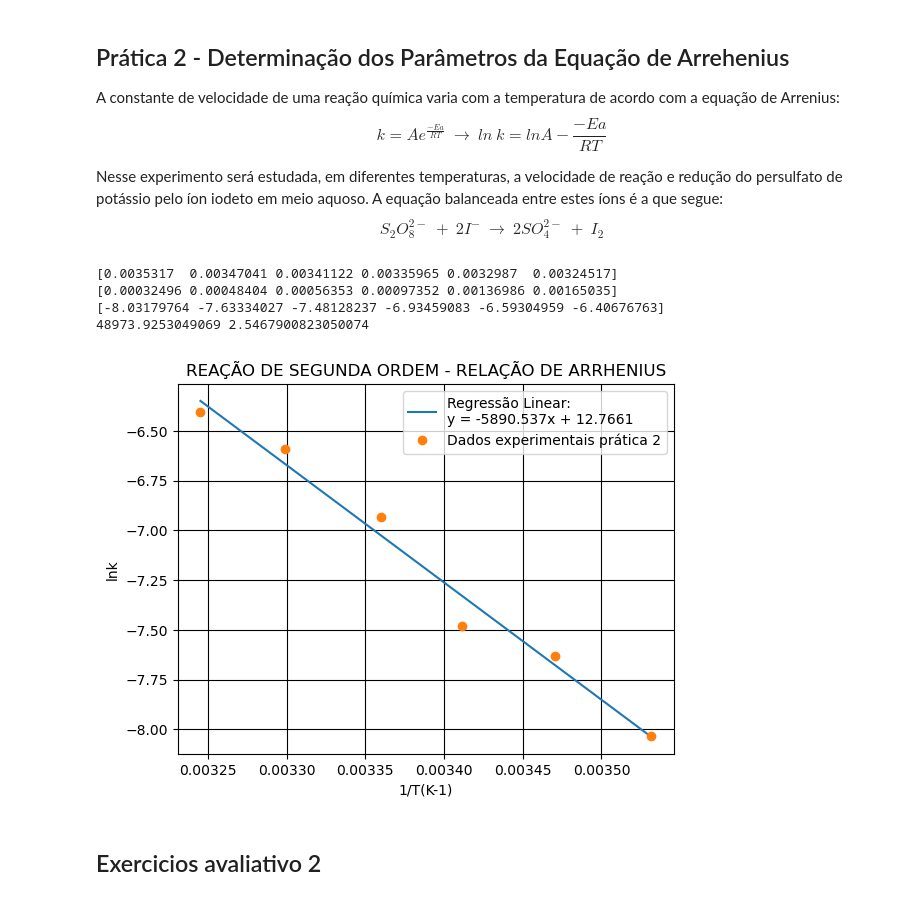
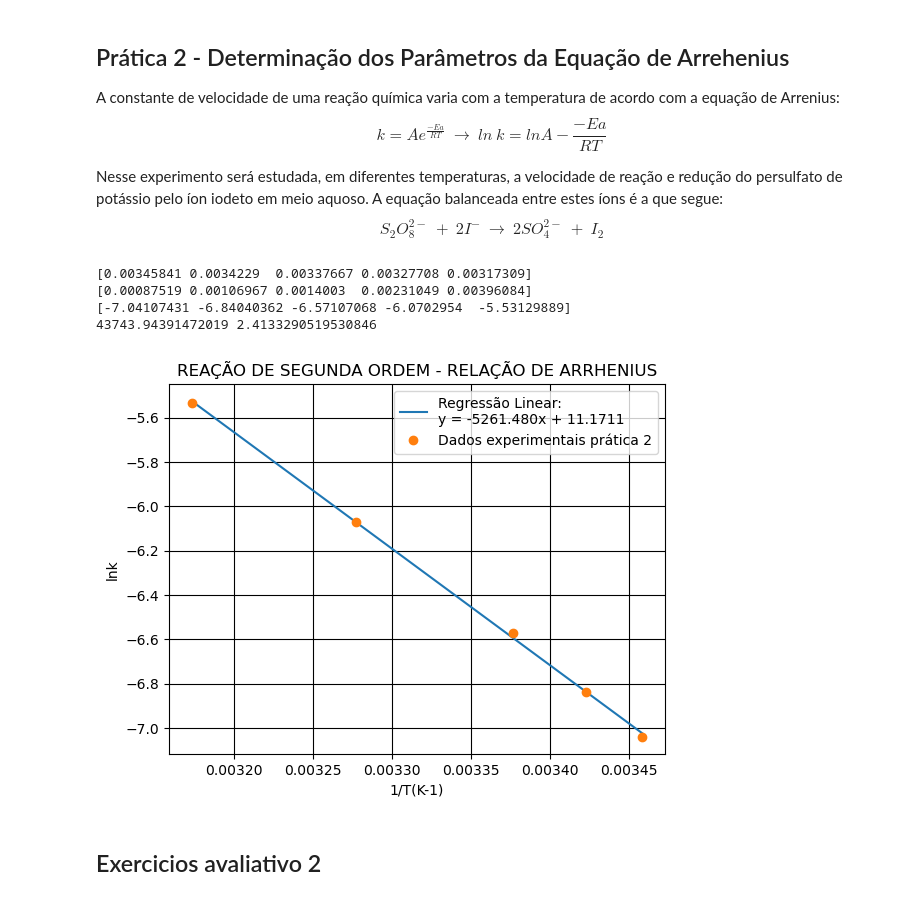
Before and after one commit to biduarte/College, a Jupyter notebook: Cinética.ipynb, the cells around one changed output. Saved outputs shown, nothing was run; the diff lists cells and outputs as text; code cells hidden in the pictures.

```diff
--- a/Cinética.ipynb
+++ b/Cinética.ipynb
@@ -58,46 +59,46 @@ $$k=Ae^{\frac{-Ea}{RT}}~\rightarrow~ ln~k=ln A-\frac{-Ea}{RT}$$
 Nesse experimento será estudada, em diferentes temperaturas, a velocidade de reação e redução do persulfato de potássio pelo íon iodeto em meio aquoso. A equação balanceada entre estes íons é a que segue:
 $$S_2O_8^{2-}~+~2I^-~ \rightarrow ~ 2SO_4^{2-}~+~I_2$$
 # %%
-tempo_s=np.array([2133,1432,1230,712,506,420])
-temperatura_c=np.array([10,15,20,24.5,30,35])
+tempo_s=np.array([792,648,495,300,175,])
+temperatura_c=np.array([16,19,23,32,42,])
 temperatura_k=temperatura_c+273.15
 inverso_temp_k=(1/temperatura_k)
 n0=0.2
 n=0.1
 k1=(1/tempo_s)*np.log(n0/n)
 lnk1=np.log(k1)
 R=8.314 #J/molK
 print(inverso_temp_k)
 print(k1)
 print(lnk1)
 
 # Regressão linear
 coefficients_p2 = np.polyfit(inverso_temp_k,lnk1, 1)  # Coeficientes da regressão linear
 poly = np.poly1d(coefficients_p2)  # Objeto polinomial
 lnk1_fit = poly(inverso_temp_k)  # Valores ajustados
 plt.plot(inverso_temp_k, lnk1_fit, '-', label=f'Regressão Linear: \ny = {coefficients_p2[0]:.3f}x + {coefficients_p2[1]:.4f}')
 
 plt.plot(inverso_temp_k,lnk1,'o',label='Dados experimentais prática 2')
 plt.xlabel('1/T(K-1)')
 plt.ylabel('lnk')
 plt.title('REAÇÃO DE SEGUNDA ORDEM - RELAÇÃO DE ARRHENIUS')
 plt.legend()
 plt.grid(True,color='k')
 
 #Definindo a constanta de velocidade b
 
 b=-1*coefficients_p2[0]
 Ea=b*R #J/mol
 A=np.log(coefficients_p2[1])
 print (Ea,A)
 #b=-Ea/R
 plt.savefig('grafico_p2.png', format='png')
 # %% [output]
-[0.0035317  0.00347041 0.00341122 0.00335965 0.0032987  0.00324517]
-[0.00032496 0.00048404 0.00056353 0.00097352 0.00136986 0.00165035]
-[-8.03179764 -7.63334027 -7.48128237 -6.93459083 -6.59304959 -6.40676763]
-48973.9253049069 2.5467900823050074
+[0.00345841 0.0034229  0.00337667 0.00327708 0.00317309]
+[0.00087519 0.00106967 0.0014003  0.00231049 0.00396084]
+[-7.04107431 -6.84040362 -6.57107068 -6.0702954  -5.53129889]
+43743.94391472019 2.4133290519530846
-[figure, old version]
+[figure, new version]
 # %% [markdown]
 ## Exercicios avaliativo 2
 # %%
```
Also changed, not shown: parts of 7 cells of this notebook.
